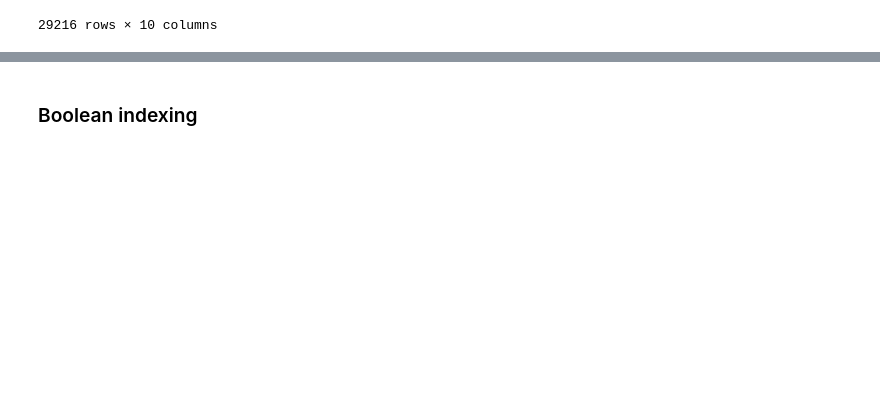
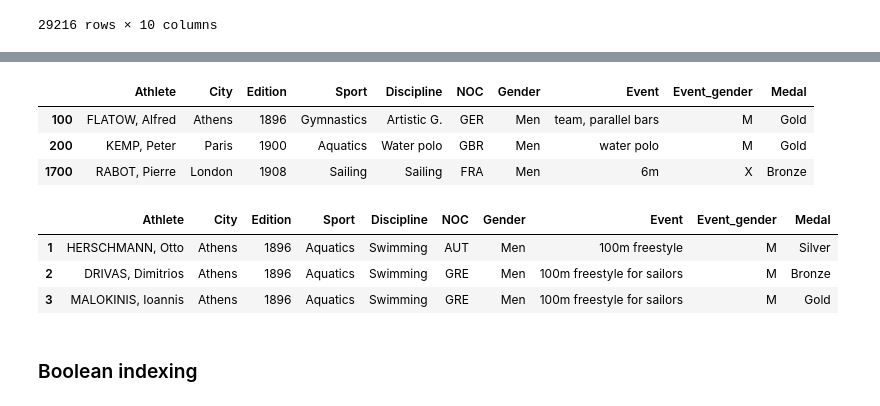
Before and after one commit to luminousmen/python_for_ds, a Jupyter notebook: training_5.ipynb, the cells around one changed output, grey strips where cells are left out. Saved outputs shown, nothing was run; the diff lists cells and outputs as text; code cells hidden in the pictures; blank space fills up the shorter version.

```diff
--- a/training_5.ipynb
+++ b/training_5.ipynb
@@ -266,3 +328,17 @@ oo.sort_values(by=['Edition','Athlete'])
+# %%
+oo.iloc[[100, 200, 1700]]
+# %% [output]
+|  | Athlete | City | Edition | Sport | Discipline | NOC | Gender | Event | Event_gender | Medal |
+| 100 | FLATOW, Alfred | Athens | 1896 | Gymnastics | Artistic G. | GER | Men | team, parallel bars | M | Gold |
+| 200 | KEMP, Peter | Paris | 1900 | Aquatics | Water polo | GBR | Men | water polo | M | Gold |
+| 1700 | RABOT, Pierre | London | 1908 | Sailing | Sailing | FRA | Men | 6m | X | Bronze |
+# %%
+oo.iloc[1:4]  # <-- one of the advantages of iloc is that it allows for the traditional Pythonic slicing
+# %% [output]
+|  | Athlete | City | Edition | Sport | Discipline | NOC | Gender | Event | Event_gender | Medal |
+| 1 | HERSCHMANN, Otto | Athens | 1896 | Aquatics | Swimming | AUT | Men | 100m freestyle | M | Silver |
+| 2 | DRIVAS, Dimitrios | Athens | 1896 | Aquatics | Swimming | GRE | Men | 100m freestyle for sailors | M | Bronze |
+| 3 | MALOKINIS, Ioannis | Athens | 1896 | Aquatics | Swimming | GRE | Men | 100m freestyle for sailors | M | Gold |
 # %% [markdown]
 ### Boolean indexing
 # %%
```
Also changed, not shown: parts of 29 cells of this notebook, 2 other files.
